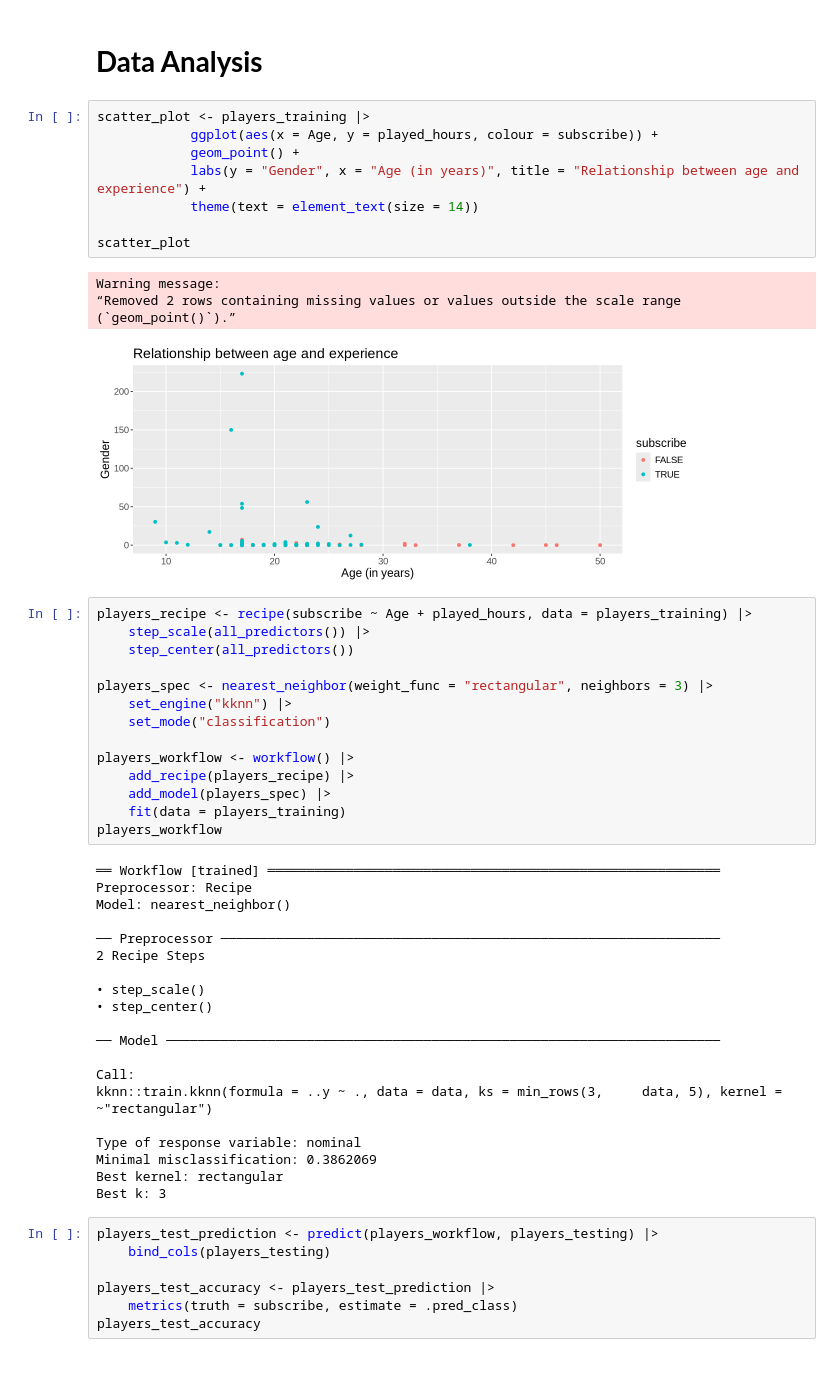
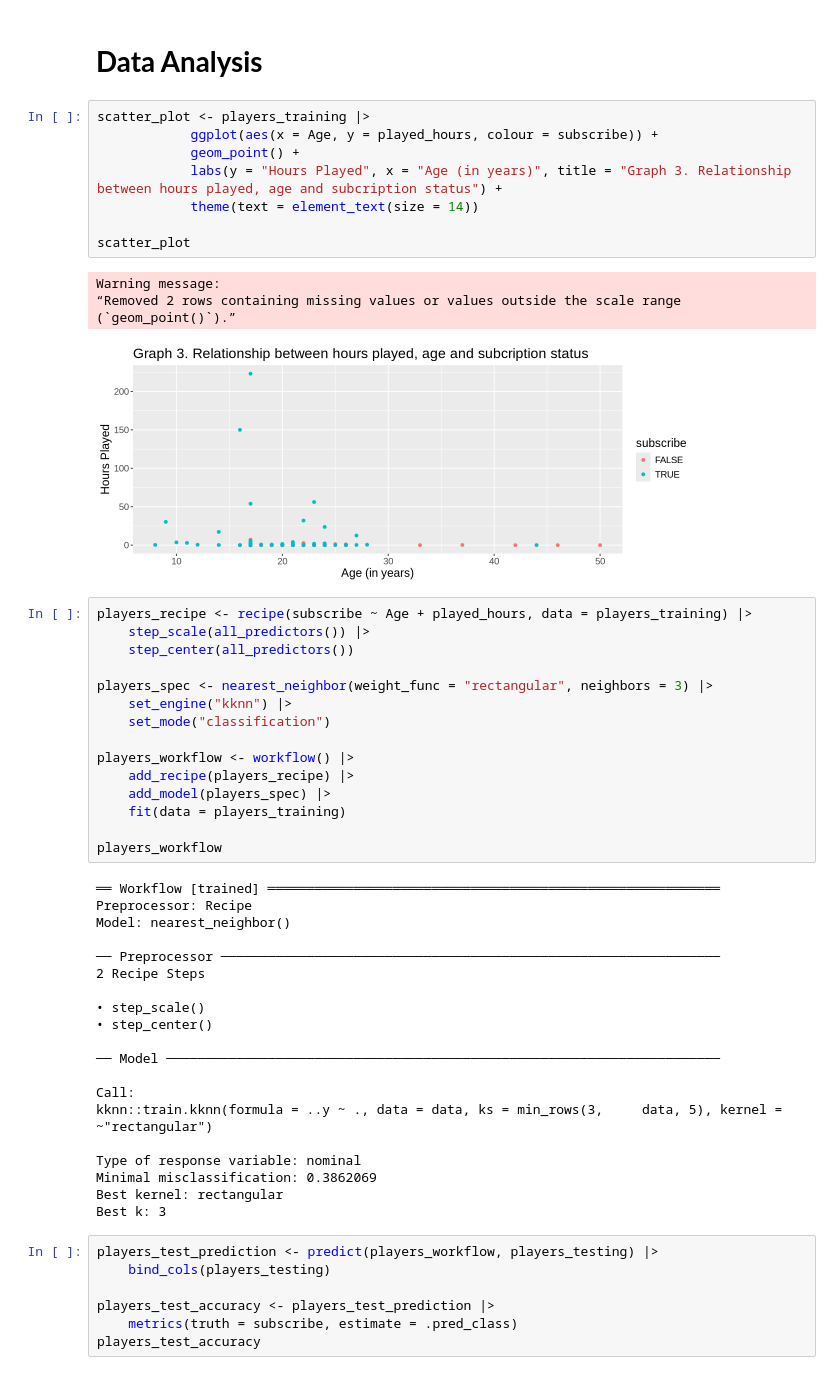
Before and after one commit to IFQXK/DSCI-100-project-group-19, a Jupyter notebook: Group Project.ipynb, the cells around one changed output. Cells and saved outputs as stored; diff of their text form.

```diff
--- a/Group Project.ipynb
+++ b/Group Project.ipynb
@@ -196,16 +196,16 @@ age_histogram
 # %%
 scatter_plot <- players_training |>
             ggplot(aes(x = Age, y = played_hours, colour = subscribe)) +
             geom_point() +
-            labs(y = "Gender", x = "Age (in years)", title = "Relationship between age and experience") +
+            labs(y = "Hours Played", x = "Age (in years)", title = "Graph 3. Relationship between hours played, age and subcription status") +
             theme(text = element_text(size = 14))
 
 scatter_plot
 # %% [output]
 Warning message:
 “Removed 2 rows containing missing values or values outside the scale range
 (`geom_point()`).”
-[figure, old version]
+[figure, new version]
 # %%
 players_recipe <- recipe(subscribe ~ Age + played_hours, data = players_training) |>
     step_scale(all_predictors()) |>
@@ -219,6 +219,7 @@ players_workflow <- workflow() |>
     add_recipe(players_recipe) |>
     add_model(players_spec) |>
     fit(data = players_training)
+
 players_workflow
 # %% [output]
 ══ Workflow [trained] ══════════════════════════════════════════════════════════
```
Also changed, not shown: parts of 2 cells of this notebook.
